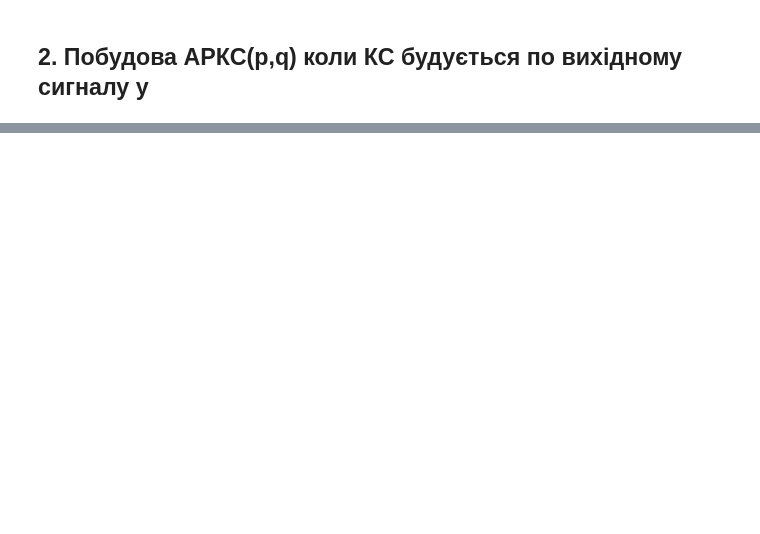
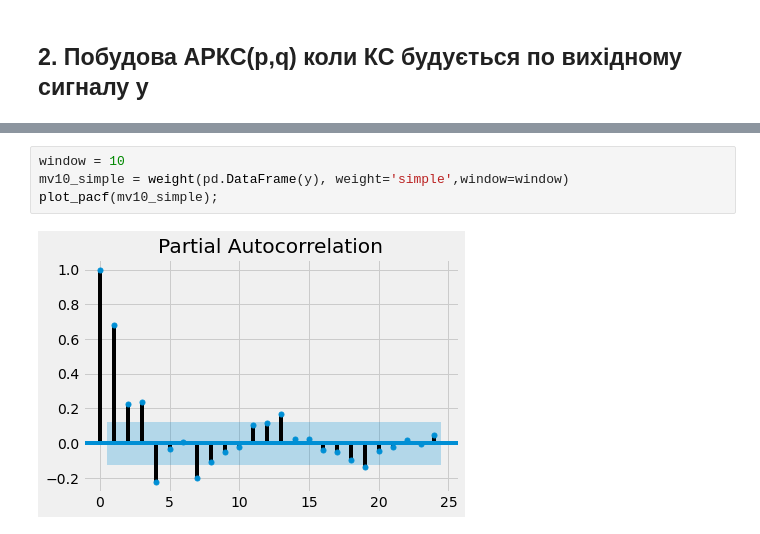
Before and after one commit to bateikoEd/time-series-analysis, a Jupyter notebook: lab3/Untitled.ipynb, the cells around one changed output, grey strips where cells are left out. Drawn from its saved outputs; the diff is of its cells as text; blank space fills up the shorter version.

```diff
--- a/lab3/Untitled.ipynb
+++ b/lab3/Untitled.ipynb
@@ -295,0 +340,6 @@ for name, y_pred in zip(models_metrics.name, predictions_model):
+# %%
+window = 10
+mv10_simple = weight(pd.DataFrame(y), weight='simple',window=window)
+plot_pacf(mv10_simple);
+# %% [output]
+[figure, added]
```
Also changed, not shown: parts of 20 cells of this notebook.
